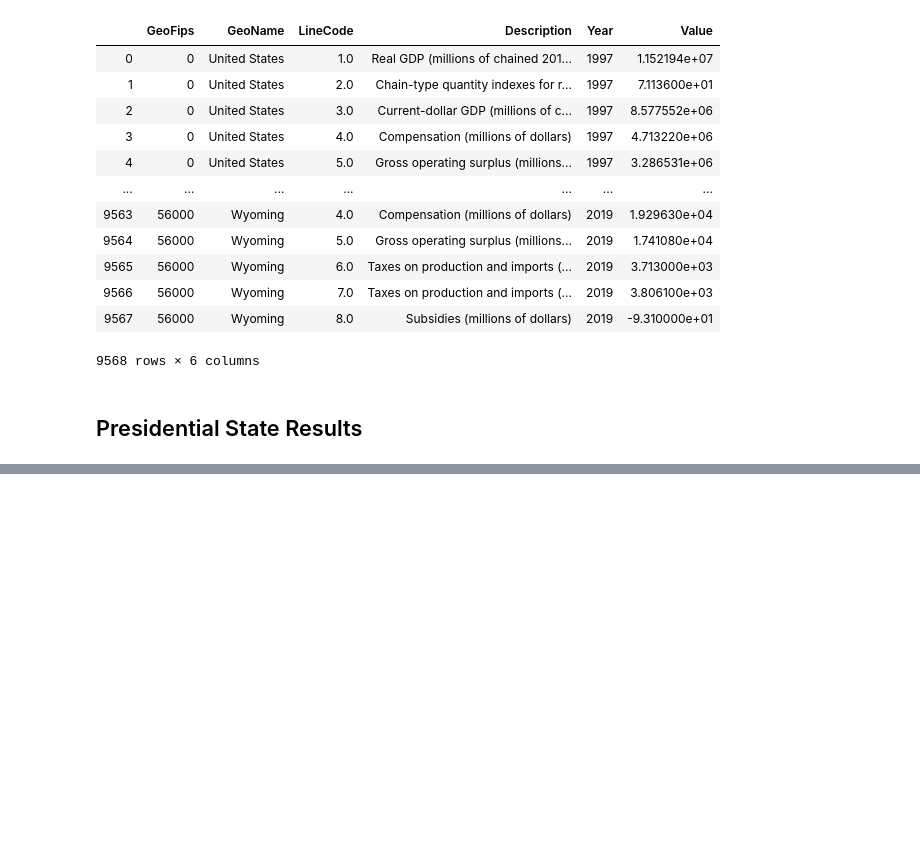
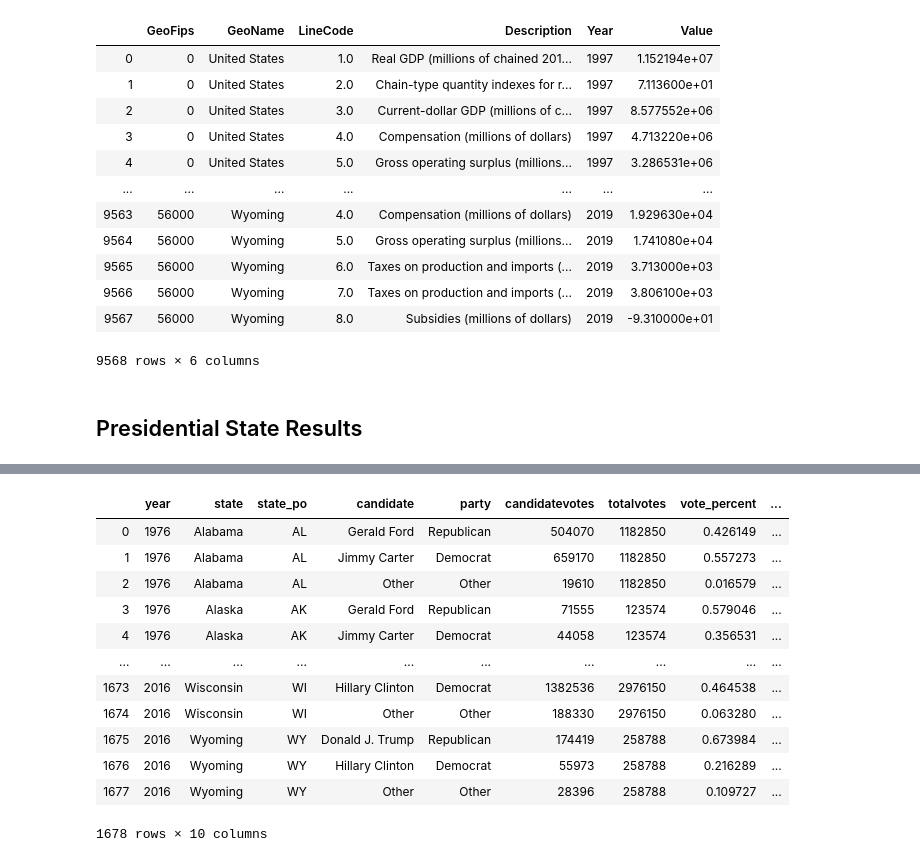
Before and after one commit to admiral810/State_GDP_Income_Taxes, a Jupyter notebook: GDP_Taxes_Income.ipynb, the cells around one changed output, grey strips where cells are left out. Cells and saved outputs as stored; diff of their text form; code cells hidden in the pictures; blank space fills up the shorter version.

Commit message:
presidents dataframe created

```diff
--- a/GDP_Taxes_Income.ipynb
+++ b/GDP_Taxes_Income.ipynb
@@ -111,0 +106,10 @@ pres_df
+# %%
+# combine 'other' candidates
+pres_df = pres_df.groupby(["year", "state", "state_po", "candidate", "party", ]).agg({
+    'candidatevotes': 'sum',
+    'totalvotes': 'median'
+    }).reset_index()
+
+# get percentage vote and determine winner
+pres_df["vote_percent"] = pres_df["candidatevotes"] / pres_df["totalvotes"]
+pres_df.head()
@@ -111,0 +123,25 @@ pres_df
+# %%
+# get winner (keep highest percent for each year and state)
+winner_calc = pres_df.sort_values(["year", "state", "vote_percent"], ascending=False)
+winner_calc = winner_calc.drop_duplicates(subset=["year", "state"], keep='first')
+winner_calc["Winner_Party"] = winner_calc["party"]
+winner_calc["Winner_Candidate"] = winner_calc["candidate"]
+winner_calc_slim = winner_calc[["year", "state", "Winner_Party", "Winner_Candidate"]]
+
+# add winner to presidents dataframe
+pres_df = pres_df.merge(winner_calc_slim, left_on=["year", "state"], right_on=["year", "state"], how="left")
+pres_df
+# %% [output]
+|  | year | state | state_po | candidate | party | candidatevotes | totalvotes | vote_percent | ... |
+| 0 | 1976 | Alabama | AL | Gerald Ford | Republican | 504070 | 1182850 | 0.426149 | ... |
+| 1 | 1976 | Alabama | AL | Jimmy Carter | Democrat | 659170 | 1182850 | 0.557273 | ... |
+| 2 | 1976 | Alabama | AL | Other | Other | 19610 | 1182850 | 0.016579 | ... |
+| 3 | 1976 | Alaska | AK | Gerald Ford | Republican | 71555 | 123574 | 0.579046 | ... |
+| 4 | 1976 | Alaska | AK | Jimmy Carter | Democrat | 44058 | 123574 | 0.356531 | ... |
+| ... | ... | ... | ... | ... | ... | ... | ... | ... | ... |
+| 1673 | 2016 | Wisconsin | WI | Hillary Clinton | Democrat | 1382536 | 2976150 | 0.464538 | ... |
+| 1674 | 2016 | Wisconsin | WI | Other | Other | 188330 | 2976150 | 0.063280 | ... |
+| 1675 | 2016 | Wyoming | WY | Donald J. Trump | Republican | 174419 | 258788 | 0.673984 | ... |
+| 1676 | 2016 | Wyoming | WY | Hillary Clinton | Democrat | 55973 | 258788 | 0.216289 | ... |
+| 1677 | 2016 | Wyoming | WY | Other | Other | 28396 | 258788 | 0.109727 | ... |
+1678 rows × 10 columns
```
Also changed, not shown: parts of 9 cells of this notebook, 3 other files.
